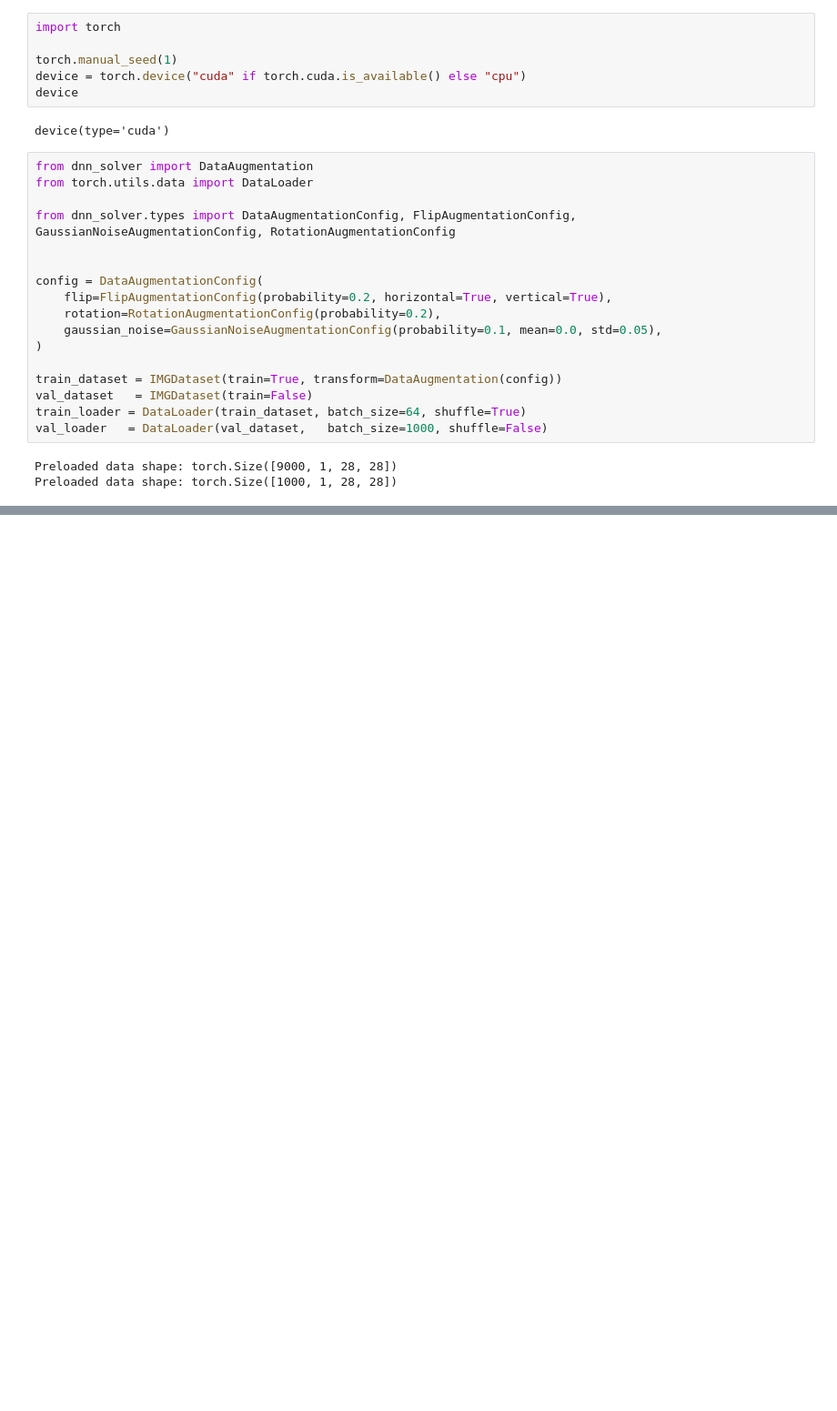
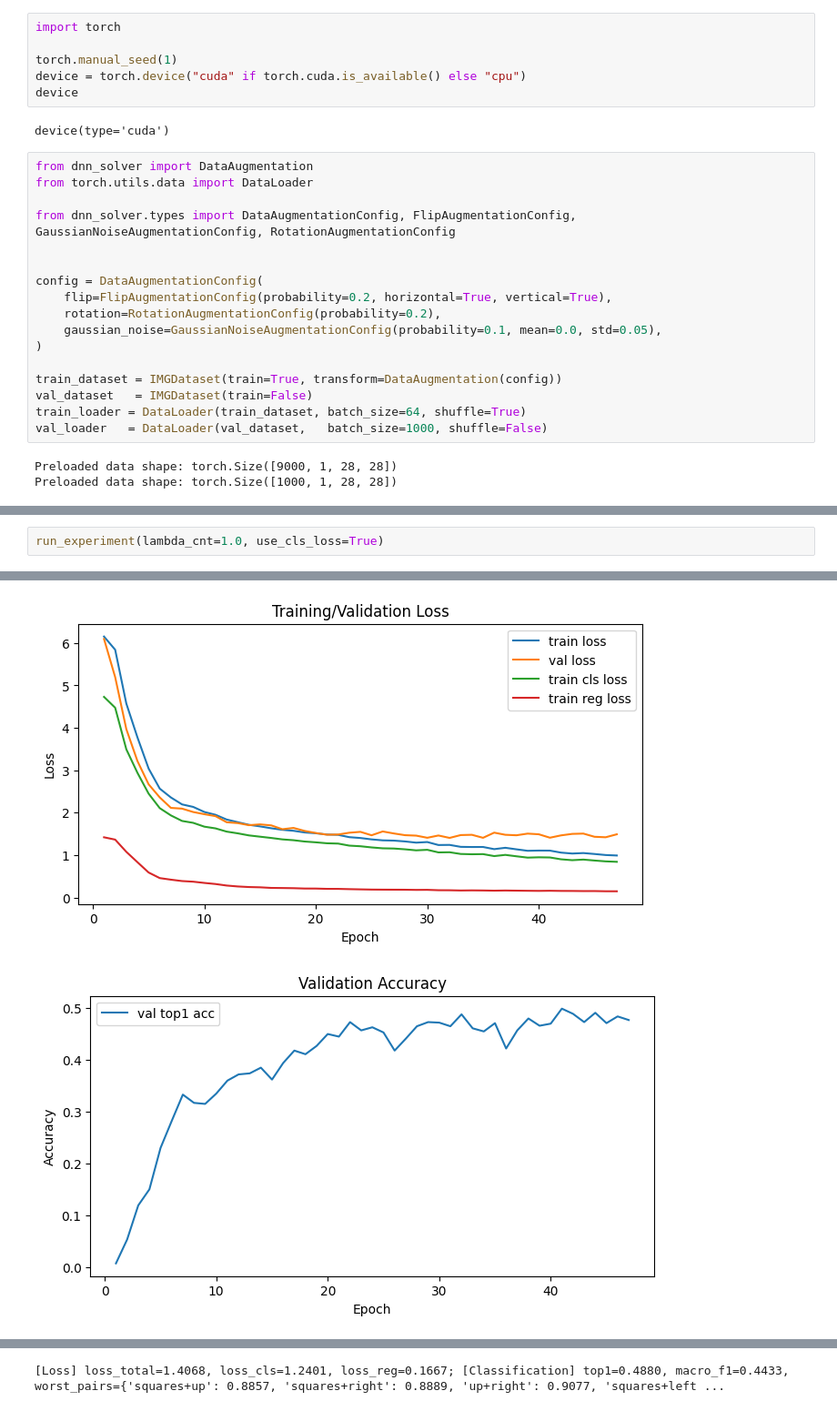
Before and after one commit to gemlorg/studies, a Jupyter notebook: fifth-year/DNN/hw_1_solution.ipynb, the cells around one changed output, grey strips where cells are left out. Shown: that part at 91% size. Drawn from its saved outputs; the diff is of its cells as text; blank space fills up the shorter version.

```diff
--- a/fifth-year/DNN/hw_1_solution.ipynb
+++ b/fifth-year/DNN/hw_1_solution.ipynb
@@ -279,0 +241,3 @@ Input B (6 Sq, 4 Ci) -> Class ID: 5
+# %%
+run_experiment(lambda_cnt=1.0, use_cls_loss=True)
+# %% [output]
@@ -279,0 +261,2 @@ Input B (6 Sq, 4 Ci) -> Class ID: 5
+[figure, added]
+[figure, added]
@@ -279,0 +264 @@ Input B (6 Sq, 4 Ci) -> Class ID: 5
+[Loss] loss_total=1.4068, loss_cls=1.2401, loss_reg=0.1667; [Classification] top1=0.4880, macro_f1=0.4433, worst_pairs={'squares+up': 0.8857, 'squares+right': 0.8889, 'up+right': 0.9077, 'squares+left ...
```
Also changed, not shown: parts of 7 cells of this notebook, 7 other files.
